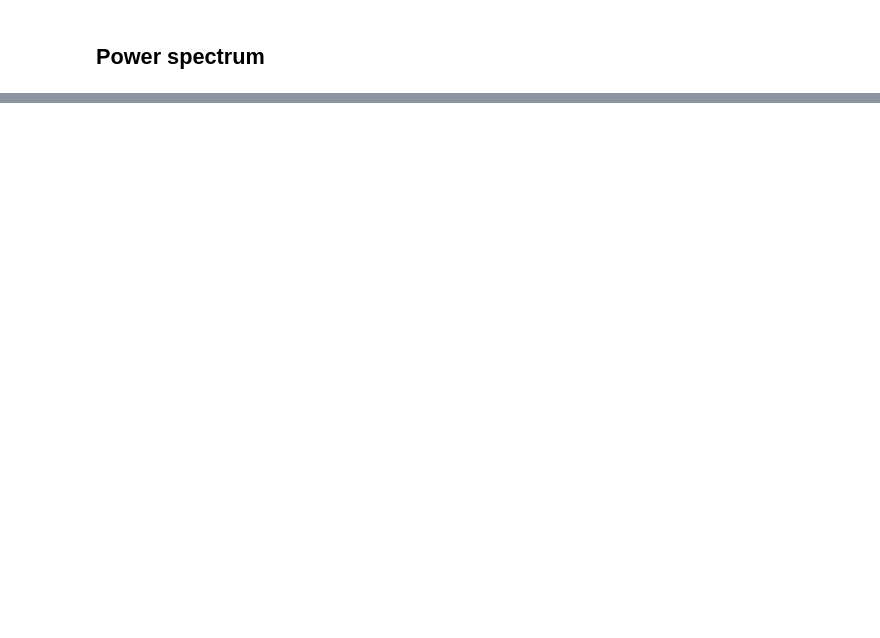
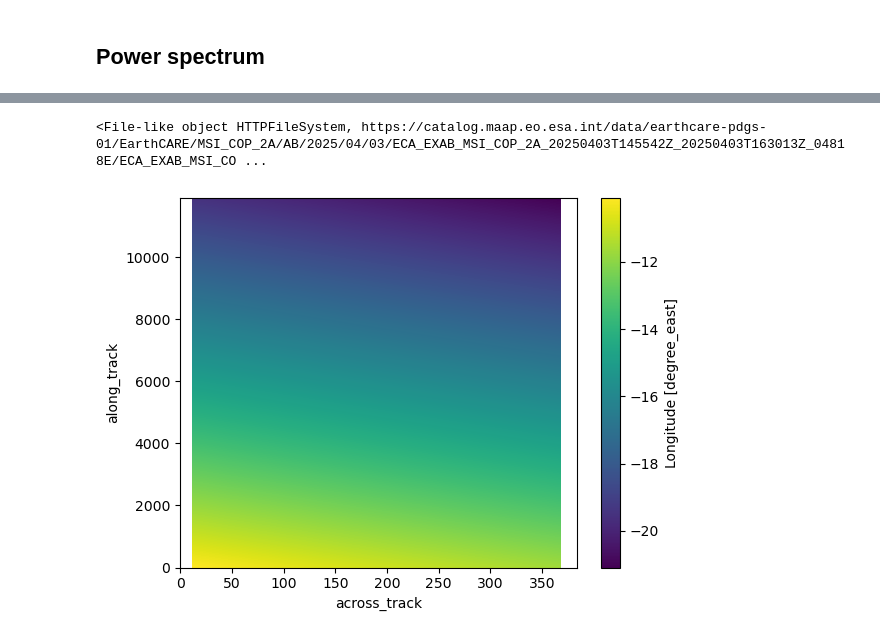
Before and after one commit to smbrose/hk25-teams, a Jupyter notebook: hk25-EarthCARE/EarthCARE-x-StCu/stats_of_LWP.ipynb, the cells around one changed output, grey strips where cells are left out. Drawn from its saved outputs; the diff is of its cells as text; code cells hidden in the pictures; blank space fills up the shorter version.

```diff
--- a/hk25-EarthCARE/EarthCARE-x-StCu/stats_of_LWP.ipynb
+++ b/hk25-EarthCARE/EarthCARE-x-StCu/stats_of_LWP.ipynb
@@ -210,0 +334,29 @@ plt.show()
+# %%
+search = catalog.search(
+    collections=["EarthCAREL2InstChecked_MAAP"], # Currently MAAP has access to this L2 collection
+
+    #filter="productType = 'MSI_COP_2A'", # Filter by product type
+    filter="productType = 'MSI_COP_2A' and frame = 'E'",
+
+    #datetime=['2025-04-01T00:00:00.000Z', '2025-04-30T23:59:00.000Z'], # filter by temporal extent
+
+    bbox = [0, -20, 10, -10], # combine multiple bbox by OR
+    # bounding box is defined by the bottom left corner (longmin latmin) and the top right corner coordinates (longmax latmax)
+    method='GET',
+    max_items=100  # Adjust as needed
+)
+
+items = list(search.items())
+results = dict() # or just {}
+id_lst = []
+href_lst = []
+
+for item in items:
+    try:
+        id_lst.append(item.id)
+        href_lst.append(item.assets["enclosure_1"].href)
+    except KeyError:
+        print('error in item ', item)
+
+for i, j in zip(id_lst, href_lst):
+    results.update({i: j})
@@ -210,0 +444,18 @@ plt.show()
+# %%
+href = href_lst[0]
+orbit = href[-9:-3]
+date_time = href[-43:-27]
+with fs.open(href, "rb") as f:
+    print(f)
+    with xr.open_dataset(f, engine="h5netcdf", group="ScienceData") as ds:
+        ds = ds[['latitude','longitude','cloud_water_path']].compute()
+        ds.longitude.plot()
+        plt.show()
+
+        if len(ds.along_track) == 0:
+            print('no data in dataset...continuing\n')
+
+        ds0 = crop_to_stcu_region(ds)
+# %% [output]
+<File-like object HTTPFileSystem, https://catalog.maap.eo.esa.int/data/earthcare-pdgs-01/EarthCARE/MSI_COP_2A/AB/2025/04/03/ECA_EXAB_MSI_COP_2A_20250403T145542Z_20250403T163013Z_04818E/ECA_EXAB_MSI_CO ...
+[figure, added]
```
Also changed, not shown: parts of 37 cells of this notebook.
